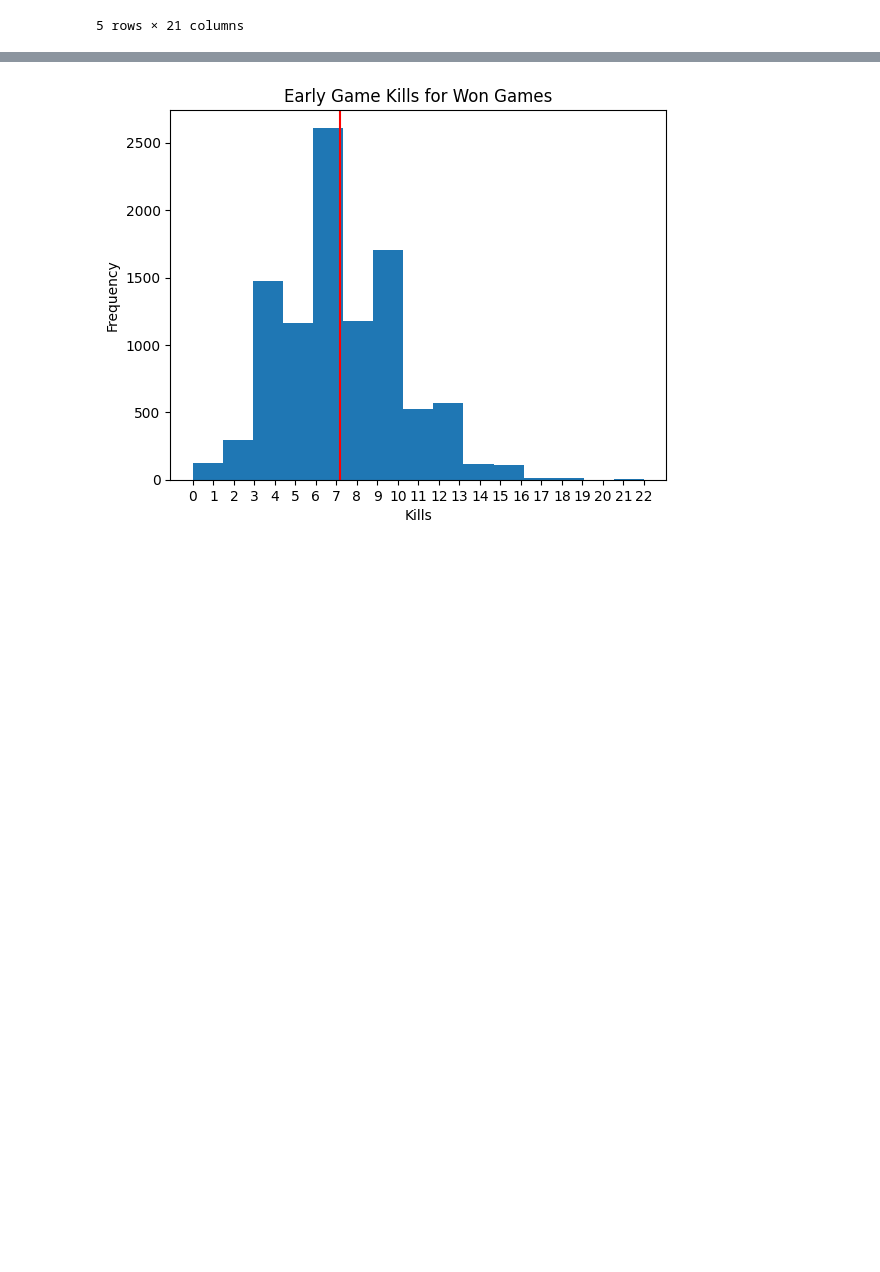
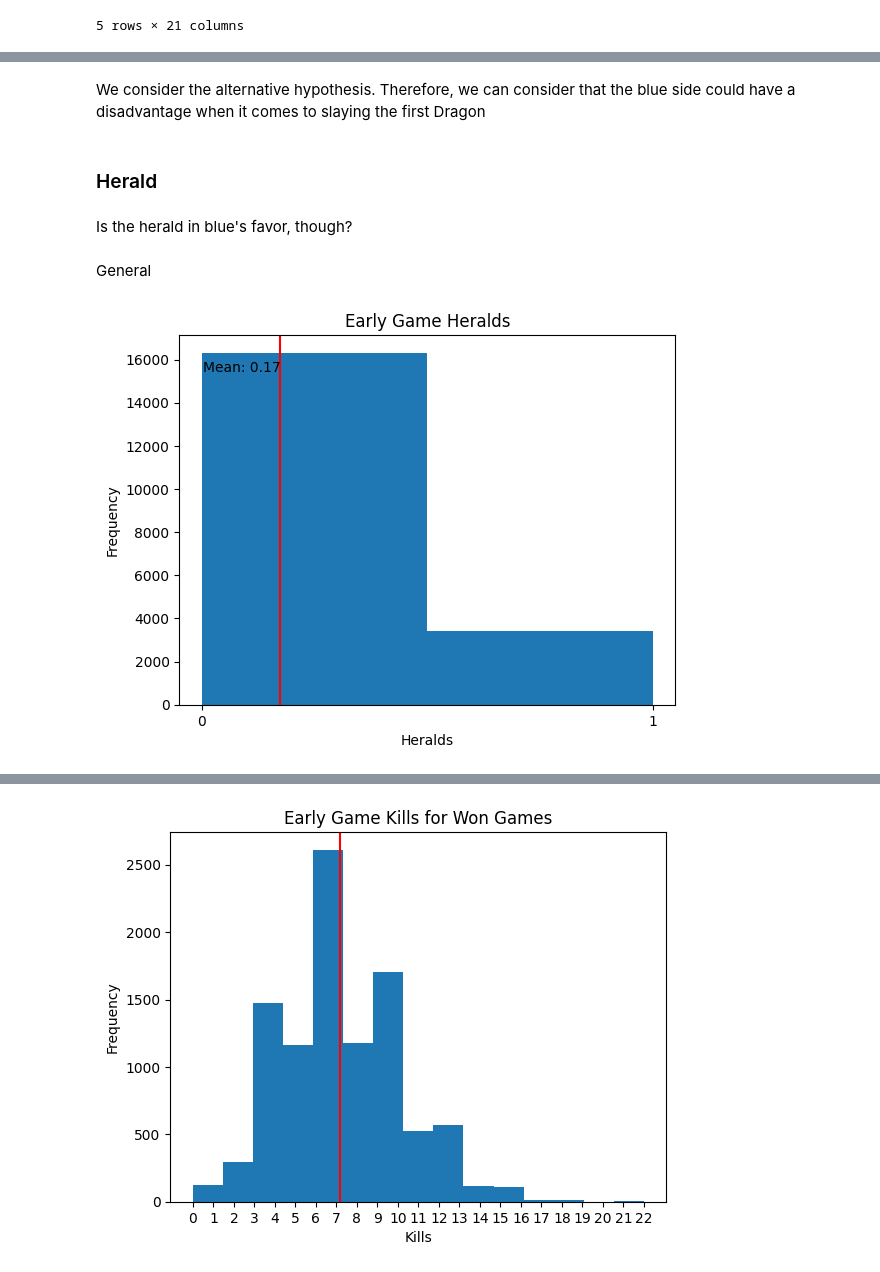
Before and after one commit to mairovitzmario/league_games_analysis, a Jupyter notebook: analysis.ipynb, the cells around one changed output, grey strips where cells are left out. Cells and saved outputs as stored; diff of their text form; code cells hidden in the pictures; blank space fills up the shorter version.

```diff
--- a/analysis.ipynb
+++ b/analysis.ipynb
@@ -139,0 +219,12 @@ data.head()
+# %% [markdown]
+We consider the alternative hypothesis. Therefore, we can consider that the blue side could have a disadvantage when it comes to slaying the first Dragon
+# %% [markdown]
+### Herald
+# %% [markdown]
+Is the herald in blue's favor, though?
+# %% [markdown]
+General
+# %%
+bar_plot_parameter(data, 'Heralds', 2)
+# %% [output]
+[figure, added]
```
Also changed, not shown: parts of 56 cells of this notebook.
